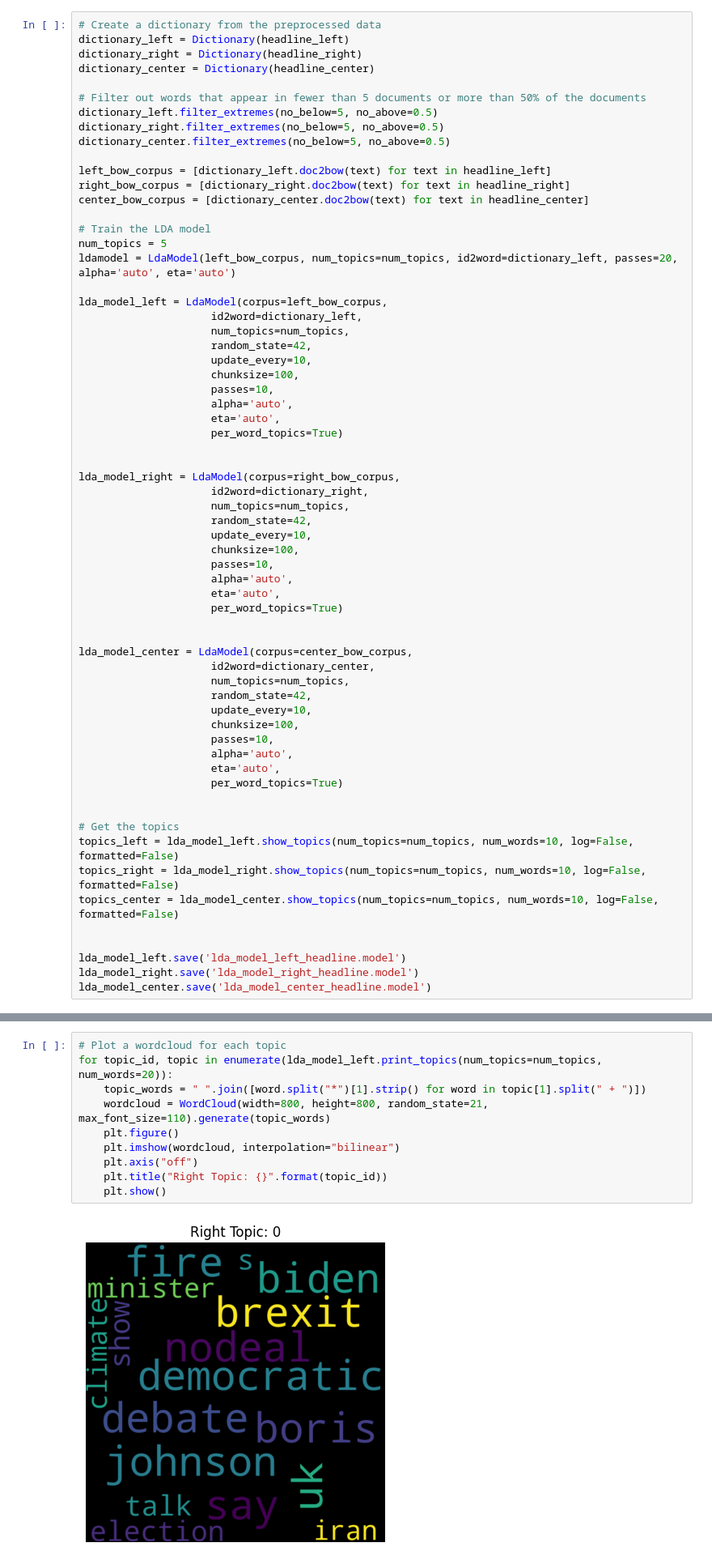
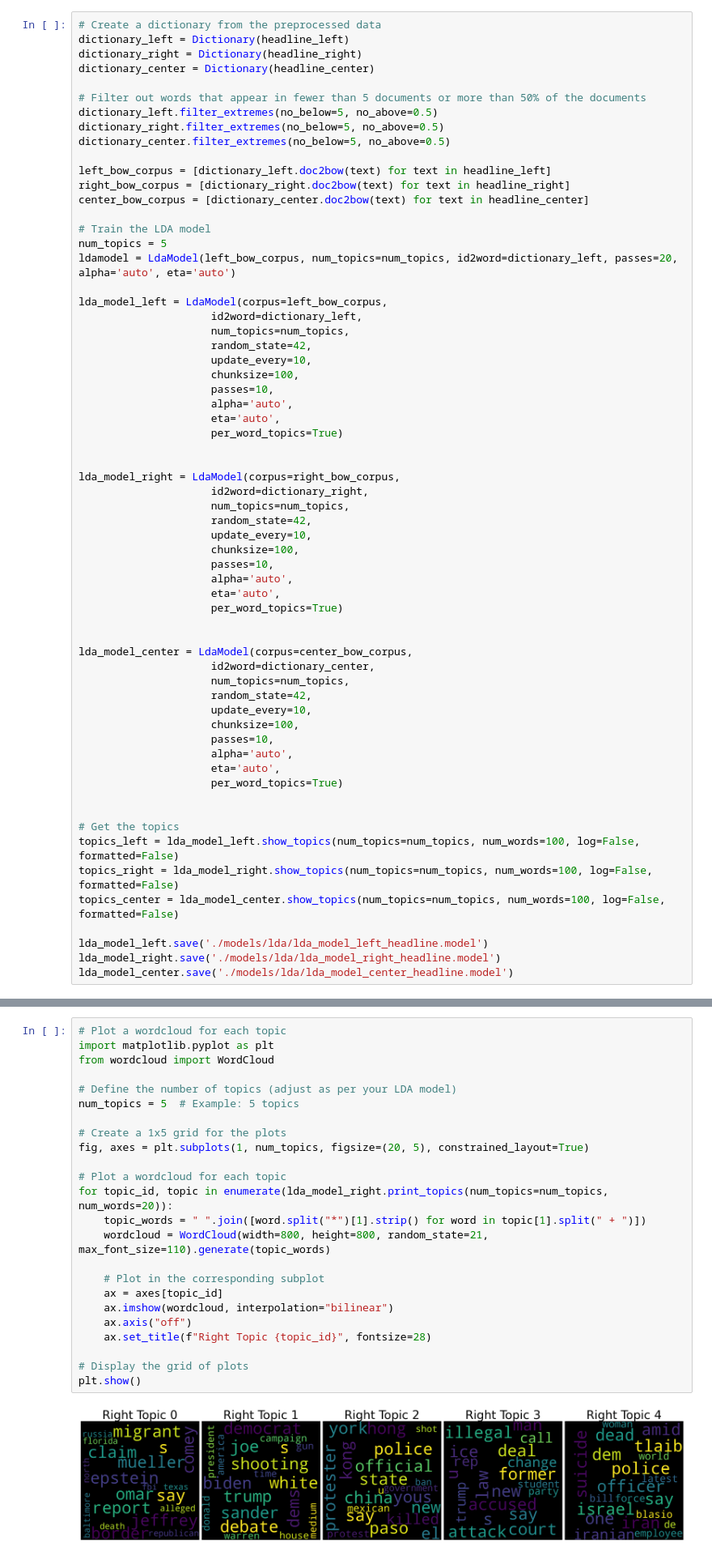
Before and after one commit to ISL-0111/IDS703_NLP_Project_Political_Tendency_Analysis, a Jupyter notebook: LDA_political_leanings.ipynb, the cells around one changed output, grey strips where cells are left out. Shown at 81% size. Saved outputs shown, nothing was run; the diff lists cells and outputs as text.

```diff
--- a/LDA_political_leanings.ipynb
+++ b/LDA_political_leanings.ipynb
@@ -136,14 +136,13 @@ lda_model_center = LdaModel(corpus=center_bow_corpus,
 
 
 # Get the topics
-topics_left = lda_model_left.show_topics(num_topics=num_topics, num_words=10, log=False, formatted=False)
-topics_right = lda_model_right.show_topics(num_topics=num_topics, num_words=10, log=False, formatted=False)
-topics_center = lda_model_center.show_topics(num_topics=num_topics, num_words=10, log=False, formatted=False)
+topics_left = lda_model_left.show_topics(num_topics=num_topics, num_words=100, log=False, formatted=False)
+topics_right = lda_model_right.show_topics(num_topics=num_topics, num_words=100, log=False, formatted=False)
+topics_center = lda_model_center.show_topics(num_topics=num_topics, num_words=100, log=False, formatted=False)
 
-
-lda_model_left.save('lda_model_left_headline.model')
-lda_model_right.save('lda_model_right_headline.model')
-lda_model_center.save('lda_model_center_headline.model')
+lda_model_left.save('./models/lda/lda_model_left_headline.model')
+lda_model_right.save('./models/lda/lda_model_right_headline.model')
+lda_model_center.save('./models/lda/lda_model_center_headline.model')
 # %%
 print("Topic for Left")
 for topic_id, topic in topics_left:
@@ -216,13 +224,27 @@ for topic_id, topic in enumerate(lda_model_left.print_topics(num_topics=num_topi
 ## *Topics for the right*
 # %%
 # Plot a wordcloud for each topic
-for topic_id, topic in enumerate(lda_model_left.print_topics(num_topics=num_topics, num_words=20)):
+import matplotlib.pyplot as plt
+from wordcloud import WordCloud
+
+# Define the number of topics (adjust as per your LDA model)
+num_topics = 5  # Example: 5 topics
+
+# Create a 1x5 grid for the plots
+fig, axes = plt.subplots(1, num_topics, figsize=(20, 5), constrained_layout=True)
+
+# Plot a wordcloud for each topic
+for topic_id, topic in enumerate(lda_model_right.print_topics(num_topics=num_topics, num_words=20)):
     topic_words = " ".join([word.split("*")[1].strip() for word in topic[1].split(" + ")])
     wordcloud = WordCloud(width=800, height=800, random_state=21, max_font_size=110).generate(topic_words)
-    plt.figure()
-    plt.imshow(wordcloud, interpolation="bilinear")
-    plt.axis("off")
-    plt.title("Right Topic: {}".format(topic_id))
-    plt.show()
+
+    # Plot in the corresponding subplot
+    ax = axes[topic_id]
+    ax.imshow(wordcloud, interpolation="bilinear")
+    ax.axis("off")
+    ax.set_title(f"Right Topic {topic_id}", fontsize=28)
+
+# Display the grid of plots
+plt.show()
 # %% [output]
-[figure, old version]
+[figure, new version]
```
Also changed, not shown: parts of 9 cells of this notebook, 24 other files.
